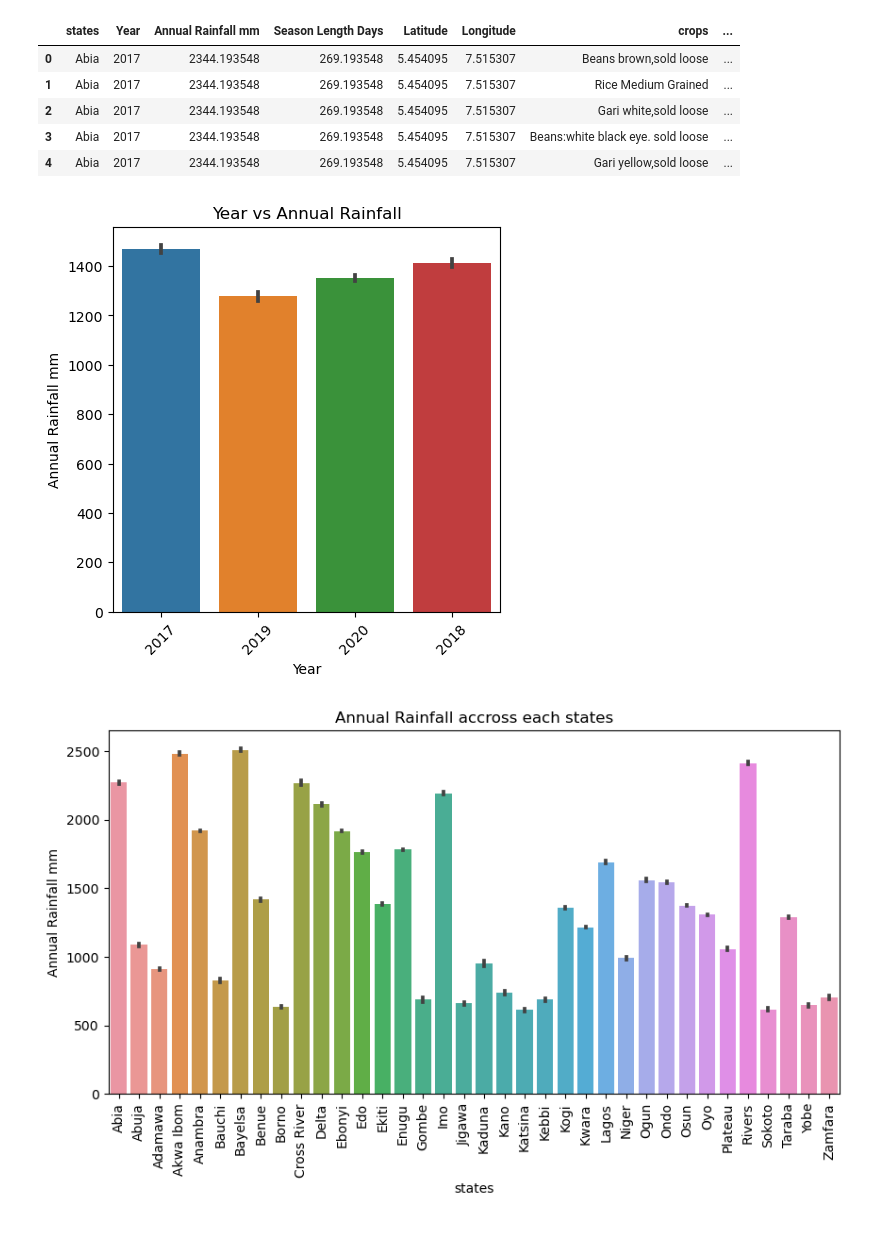
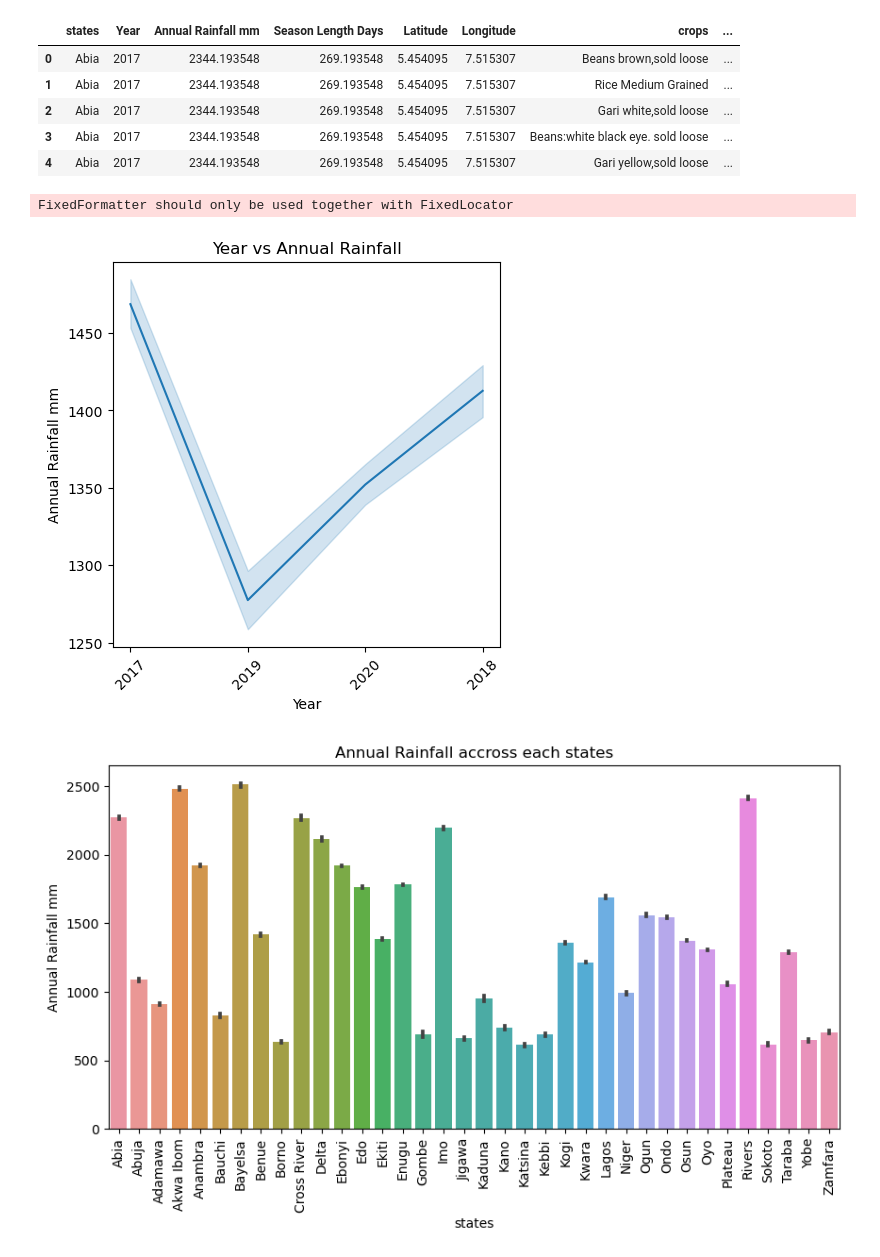
Before and after one commit to OhuneneIbrahim/Agricultural-food-price-prediction, a Jupyter notebook: ML_for_Agriculture (3).ipynb, the cells around one changed output. Saved outputs shown, nothing was run; the diff lists cells and outputs as text; code cells hidden in the pictures.

```diff
--- a/ML_for_Agriculture (3).ipynb
+++ b/ML_for_Agriculture (3).ipynb
@@ -481,16 +481,17 @@ price_df.head()
 # %%
 # Let us see the annual rainfall for each year
 
 plt.figure(figsize=(5, 5))  # Adjust the figure size as needed
-ax=sns.barplot(data=price_df, x='Year', y='Annual Rainfall mm')
+ax=sns.lineplot(data=price_df, x='Year', y='Annual Rainfall mm')
 
 # Set title
 plt.title('Year vs Annual Rainfall')
 ax.set_xticklabels(ax.get_xticklabels(), rotation=45)
 # Show the plot
 plt.show()
 # %% [output]
+FixedFormatter should only be used together with FixedLocator
-[figure, old version]
+[figure, new version]
 # %%
 # Let us see the annual rainfall for each year
 
```
Also changed, not shown: parts of 33 cells of this notebook, 1 other file.
